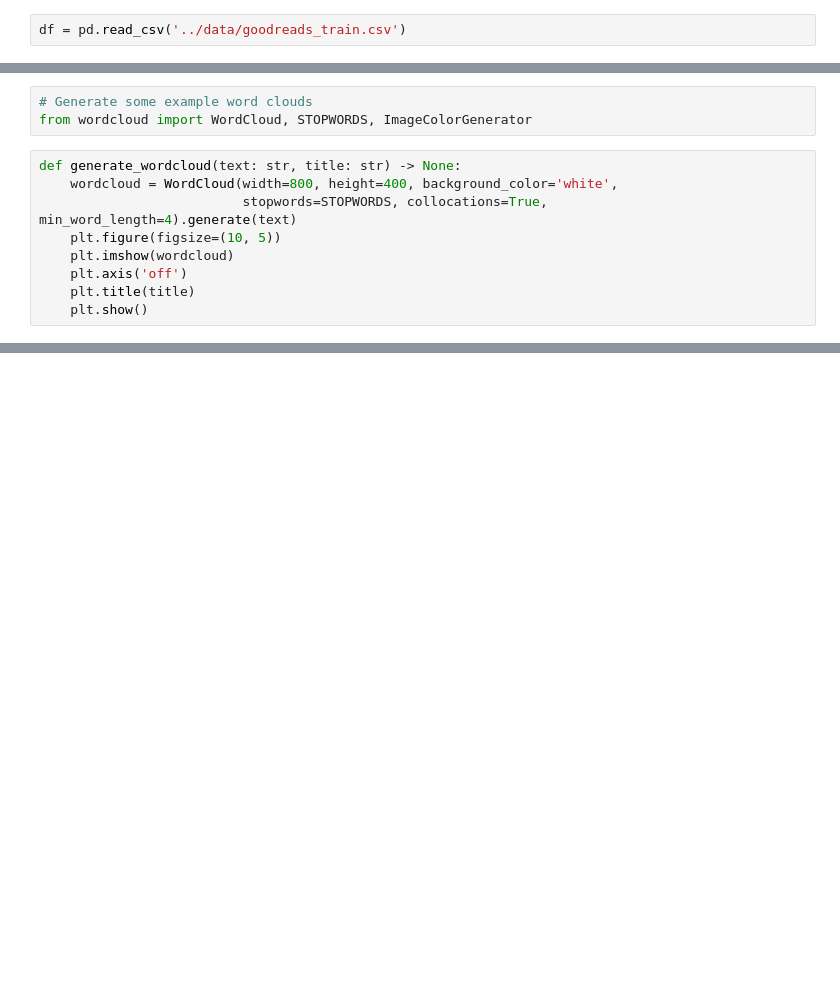
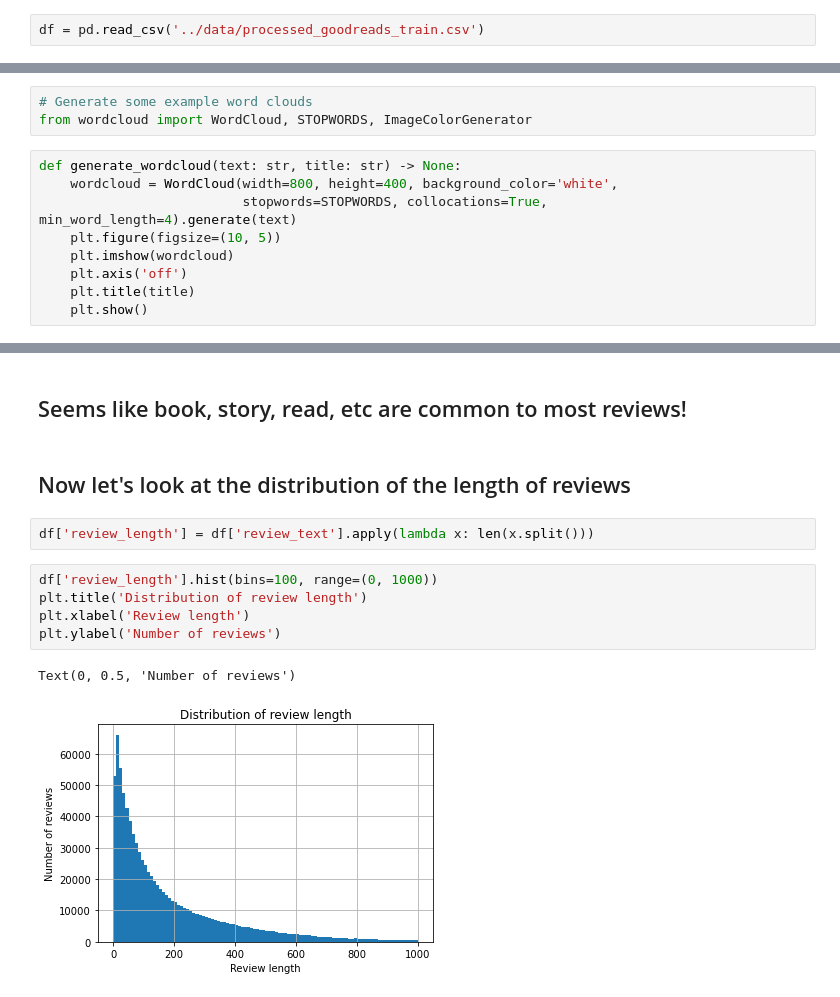
Before and after one commit to Ben-Gayther/predicting_goodreads_review_ratings, a Jupyter notebook: notebooks/EDA.ipynb, the cells around one changed output, grey strips where cells are left out. Saved outputs shown, nothing was run; the diff lists cells and outputs as text; blank space fills up the shorter version.

```diff
--- a/notebooks/EDA.ipynb
+++ b/notebooks/EDA.ipynb
@@ -7,7 +7,7 @@ import seaborn as sns
 # %% [markdown]
 # Reading data
 # %%
-df = pd.read_csv('../data/goodreads_train.csv')
+df = pd.read_csv('../data/processed_goodreads_train.csv')
 # %%
 df.head()
 # %% [output]
@@ -93,0 +94,14 @@ for i in range(6):
+# %% [markdown]
+## Seems like book, story, read, etc are common to most reviews!
+# %% [markdown]
+## Now let's look at the distribution of the length of reviews
+# %%
+df['review_length'] = df['review_text'].apply(lambda x: len(x.split()))
+# %%
+df['review_length'].hist(bins=100, range=(0, 1000))
+plt.title('Distribution of review length')
+plt.xlabel('Review length')
+plt.ylabel('Number of reviews')
+# %% [output]
+Text(0, 0.5, 'Number of reviews')
+[figure, added]
```
Also changed, not shown: parts of 2 cells of this notebook.
